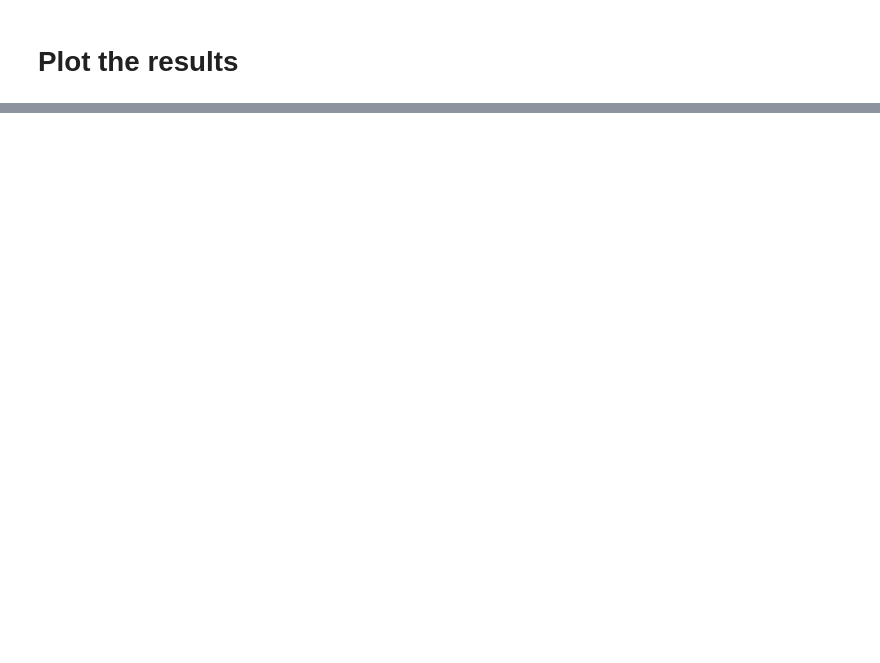
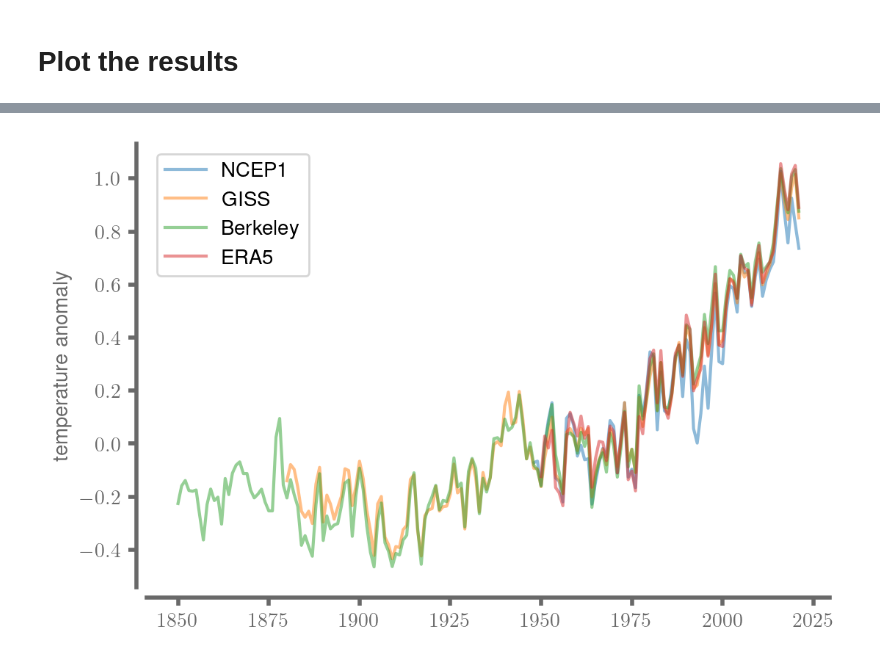
Before and after one commit to eabarnes1010/target_temp_detection, a Jupyter notebook: _compare_obs.ipynb, the cells around one changed output, grey strips where cells are left out. Drawn from its saved outputs; the diff is of its cells as text; code cells hidden in the pictures; blank space fills up the shorter version.

```diff
--- a/_compare_obs.ipynb
+++ b/_compare_obs.ipynb
@@ -83,7 +90,7 @@ def format_spines(ax):
 # %% [markdown]
 ## User Choices
 # %%
-EXP_NAME = "exp20C_126_maxtemp10" #'exp15C_370'#'exp15C_370'
+EXP_NAME = 'exp11C_126'#"exp20C_126_maxtemp10" #'exp15C_370'#'exp15C_370'
 
 #-------------------------------------------------------
 
@@ -256,6 +308,14 @@ plt.show()
 # %%
-plt.plot(da_obs_ncep["time.year"],global_mean_obs_ncep,label='ncep')
-plt.plot(da_obs_giss["time.year"],global_mean_obs_giss,label='giss')
-plt.plot(da_obs_best["time.year"],global_mean_obs_best,label='best')
+plt.figure(dpi=200)
+plt.plot(da_obs_ncep["time.year"],global_mean_obs_ncep,label='NCEP1',alpha=.5)
+plt.plot(da_obs_giss["time.year"],global_mean_obs_giss,label='GISS',alpha=.5)
+plt.plot(da_obs_best["time.year"],global_mean_obs_best,label='Berkeley',alpha=.5)
+plt.plot(da_obs_era["time.year"],global_mean_obs_era,label='ERA5',alpha=.5)
 plt.legend()
+
+plt.ylabel('temperature anomaly')
+format_spines(plt.gca())
+plots.savefig(FIGURE_DIRECTORY + 'observational_timeseries',dpi=savefig_dpi)
 plt.show()
+# %% [output]
+[figure, added]
```
Also changed, not shown: parts of 13 cells of this notebook, 5 other files.
